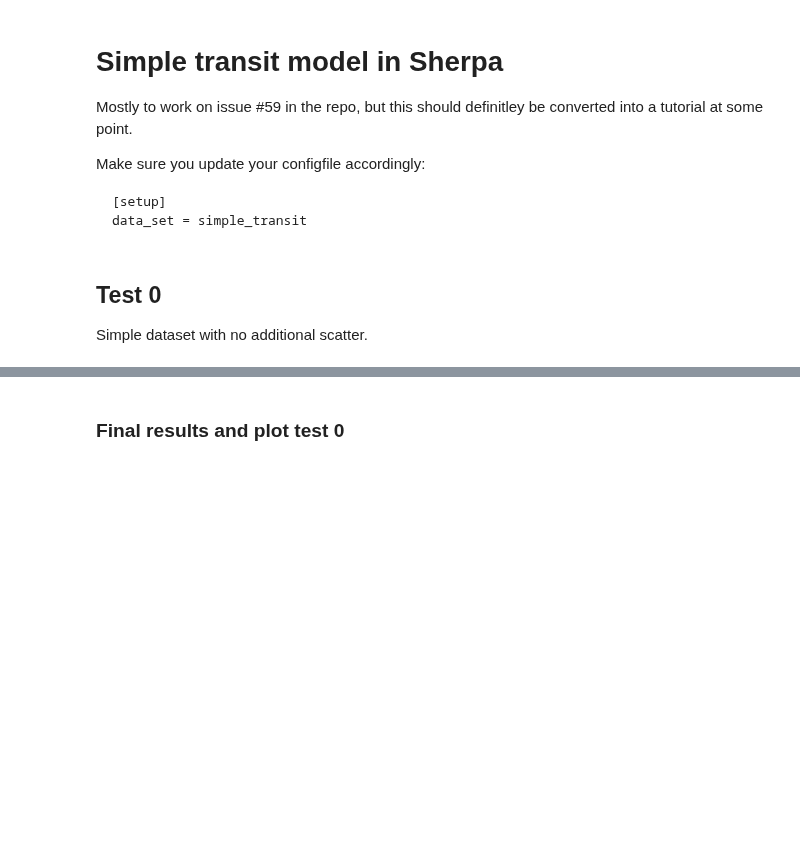
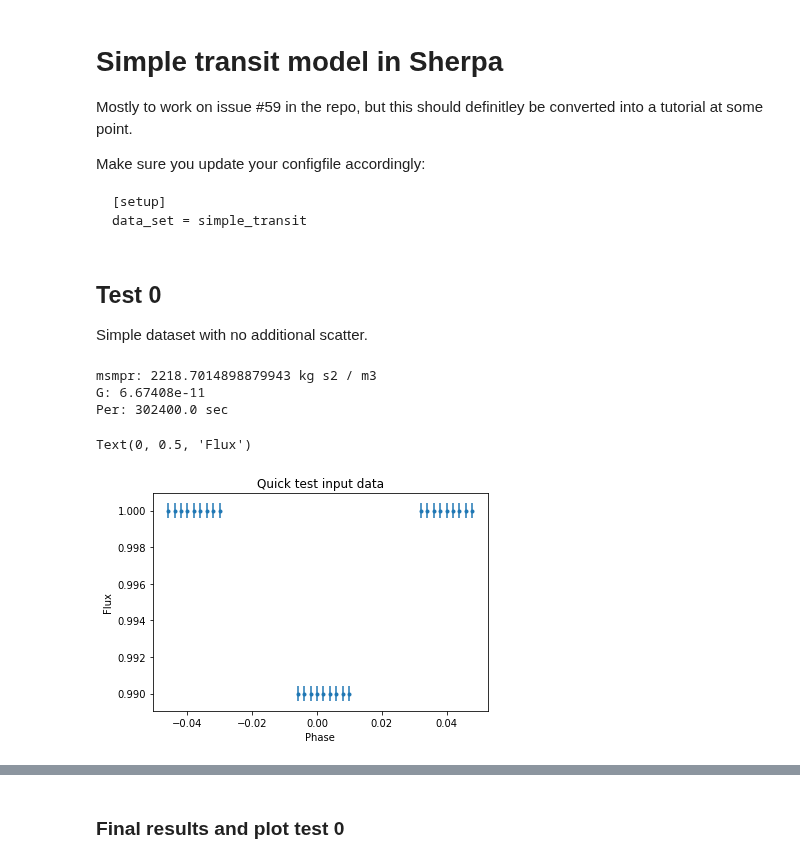
Before and after one commit to Exo-TiC/ExoTiC-ISM, a Jupyter notebook: notebooks/Simple transit model in Sherpa.ipynb, the cells around one changed output, grey strips where cells are left out. Cells and saved outputs as stored; diff of their text form; code cells hidden in the pictures; blank space fills up the shorter version.

```diff
--- a/notebooks/Simple transit model in Sherpa.ipynb
+++ b/notebooks/Simple transit model in Sherpa.ipynb
@@ -42,9 +42,9 @@ Per = period * dtosec
 aor = CONFIG_INI.getfloat(planet_sys, 'aor')
 constant1 = (G * Per * Per / (4 *np.pi * np.pi))**(1/3)
 msmpr = (aor/(constant1))**3
-print(msmpr)
-print(G.value)
-print(Per)
+print('msmpr: {}'.format(msmpr))
+print('G: {}'.format(G.value))
+print('Per: {} sec'.format(Per))
 
 # limb darkening parameters
 c1 = 0.0
@@ -52,11 +52,16 @@ c2 = 0.0
 c3 = 0.0
 c4 = 0.0
 
+# Create x-array for phase - careful, this is not a regular grid, but consists of three groups of data points
 data_x = np.array([-0.046, -0.044, -0.042, -0.040, -0.038, -0.036, -0.034,
                    -0.032, -0.030, -0.006, -0.004, -0.002, 0.0, 0.002, 0.004,
                    0.006, 0.008, 0.01, 0.032, 0.034, 0.036, 0.038, 0.040,
                    0.042, 0.044, 0.046,0.048])
 
+# Make denser and REGULAR x grid for plotting of smooth model
+smooth_x = np.arange(data_x[0], data_x[-1], 0.001)
+
+# Initial flux data
 data_y = np.array([1.0000000, 1.0000000, 1.0000000, 1.0000000, 1.0000000,
                    1.0000000, 1.0000000, 1.0000000, 1.0000000, 0.99000000,
                    0.99000000, 0.99000000, 0.99000000, 0.99000000, 0.99000000,
@@ -65,11 +70,17 @@ data_y = np.array([1.0000000, 1.0000000, 1.0000000, 1.0000000, 1.0000000,
                    1.0000000, 1.0000000])
 
 uncertainty = np.array([0.0004] * len(data_x))
-sh = np.array([0.] * len(data_x))   # not really needed, but needed for Transit() model setup
+# %% [output]
+msmpr: 2218.7014898879943 kg s2 / m3
+G: 6.67408e-11
+Per: 302400.0 sec
 # %%
 # Quick check of input data
-plt.plot(data_x, data_y)
+plt.errorbar(data_x, data_y, yerr=uncertainty, fmt='.')
 plt.title('Quick test input data')
 plt.xlabel('Phase')
 plt.ylabel('Flux')
+# %% [output]
+Text(0, 0.5, 'Flux')
+[figure, added]
 # %%
```
Also changed, not shown: parts of 47 cells of this notebook, 1 other file.
